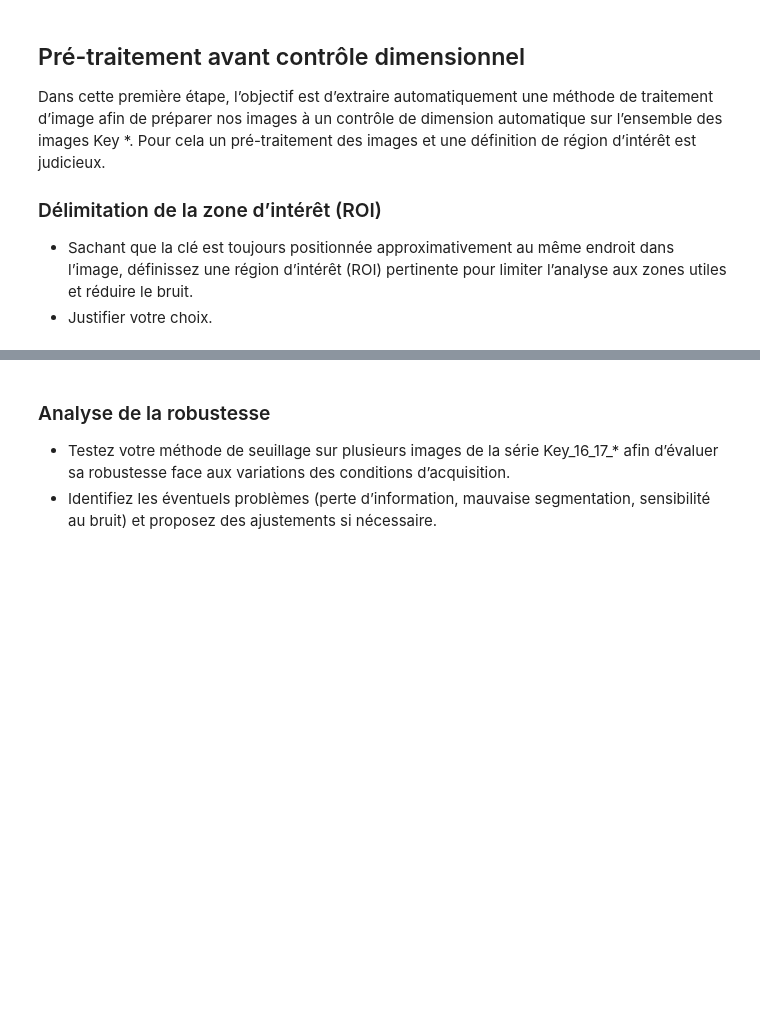
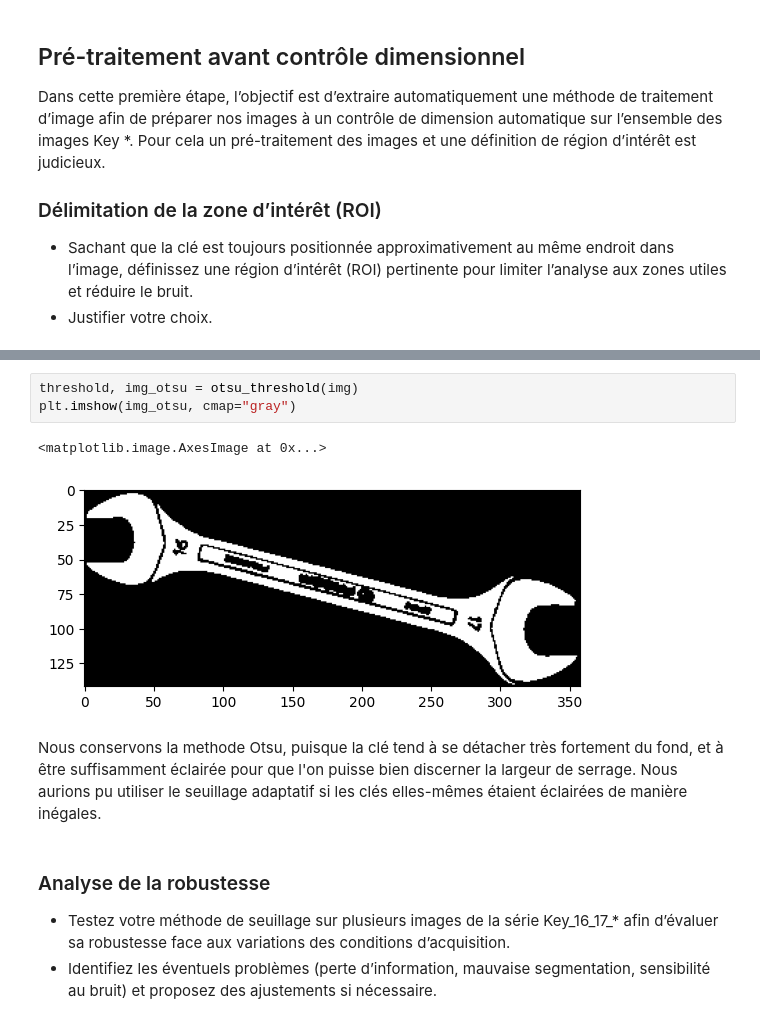
Before and after one commit to Nomnelle/computer_vision_finals, a Jupyter notebook: Partie_1/tp_not_part1_mick.ipynb, the cells around one changed output, grey strips where cells are left out. Saved outputs shown, nothing was run; the diff lists cells and outputs as text; blank space fills up the shorter version.

```diff
--- a/Partie_1/tp_not_part1_mick.ipynb
+++ b/Partie_1/tp_not_part1_mick.ipynb
@@ -226,3 +258,11 @@ automatique sur l’ensemble des images Key *. Pour cela un pré-traitement des
+# %%
+threshold, img_otsu = otsu_threshold(img)
+plt.imshow(img_otsu, cmap="gray")
+# %% [output]
+<matplotlib.image.AxesImage at 0x...>
+[figure, added]
+# %% [markdown]
+Nous conservons la methode Otsu, puisque la clé tend à se détacher très fortement du fond, et à être suffisamment éclairée pour que l'on puisse bien discerner la largeur de serrage. Nous aurions pu utiliser le seuillage adaptatif si les clés elles-mêmes étaient éclairées de manière inégales.
 # %% [markdown]
 ### Analyse de la robustesse
 - Testez votre méthode de seuillage sur plusieurs images de la série Key_16_17_* afin d’évaluer sa robustesse face aux variations des conditions d’acquisition.
```
Also changed, not shown: parts of 14 cells of this notebook.
